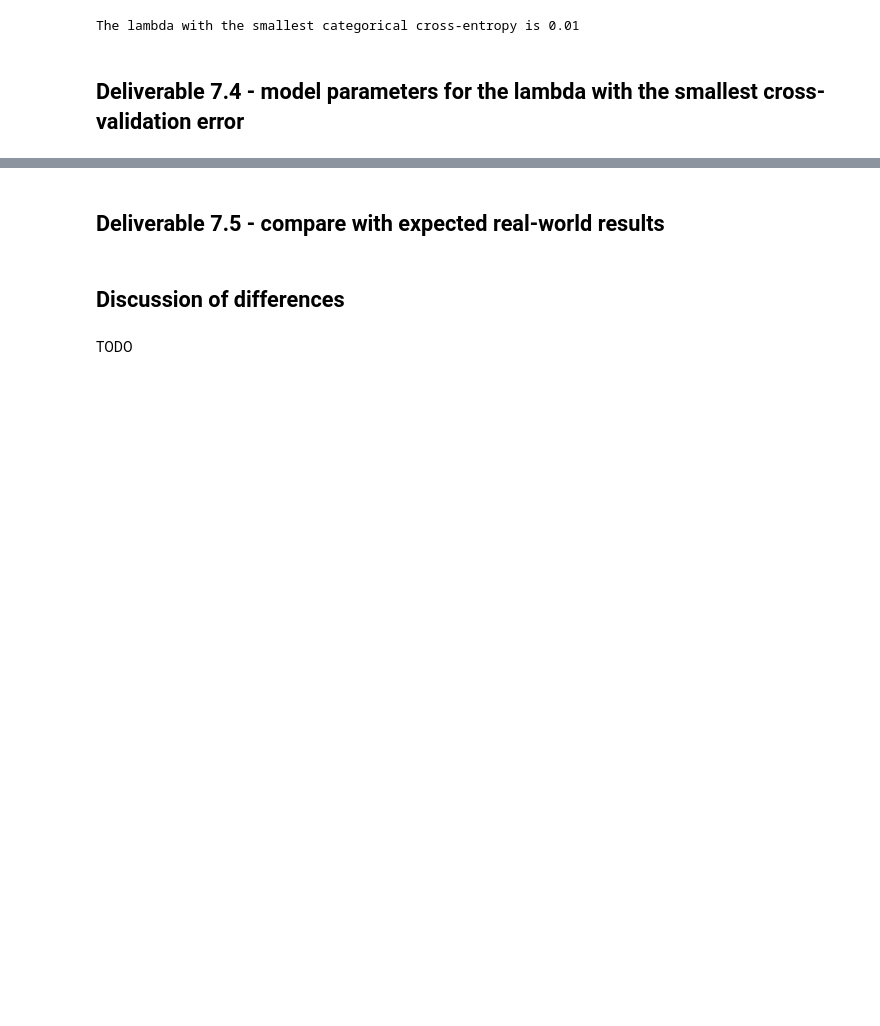
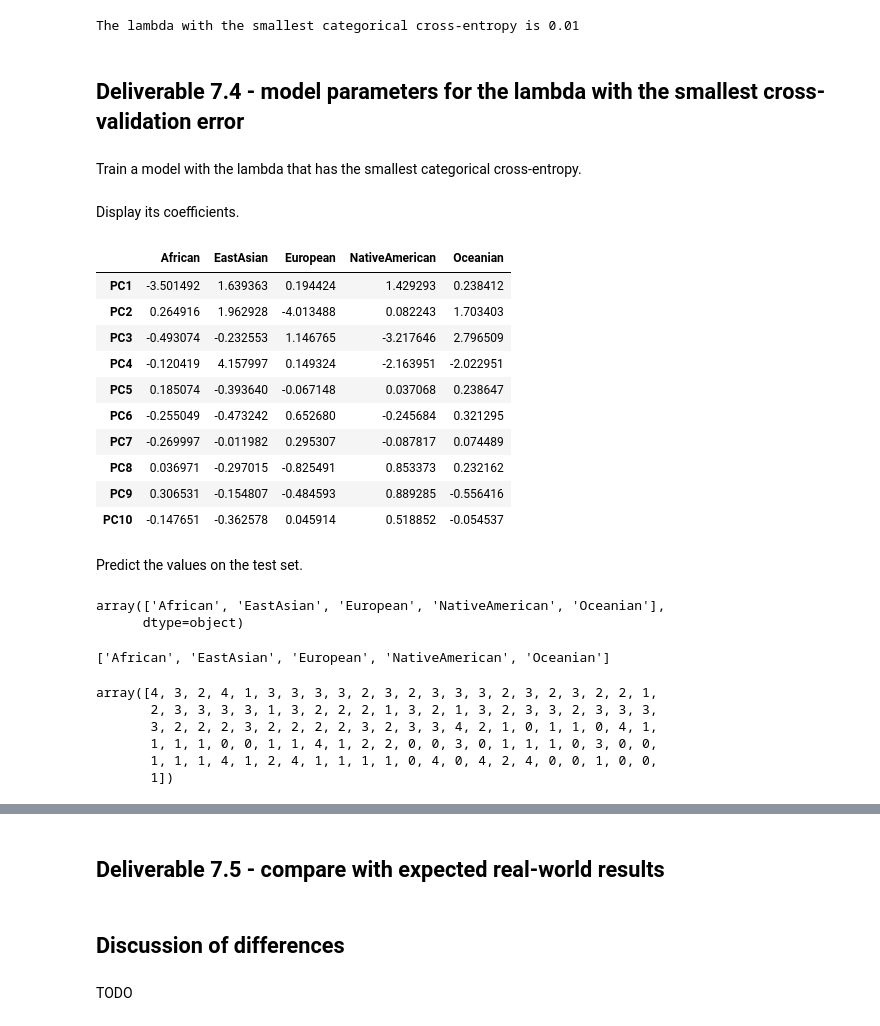
Before and after one commit to fau-masters-collected-works-cgarbin/regression-no-libraries, a Jupyter notebook: logistic_regression.ipynb, the cells around one changed output, grey strips where cells are left out. Saved outputs shown, nothing was run; the diff lists cells and outputs as text; code cells hidden in the pictures; blank space fills up the shorter version.

```diff
--- a/logistic_regression.ipynb
+++ b/logistic_regression.ipynb
@@ -318,11 +320,37 @@ print(f'The lambda with the smallest categorical cross-entropy is {smallest_cce_
 The lambda with the smallest categorical cross-entropy is 0.01
 # %% [markdown]
 ## Deliverable 7.4 - model parameters for the lambda with the smallest cross-validation error
+# %% [markdown]
+Train a model with the lambda that has the smallest categorical cross-entropy.
 # %%
-x, y = read_dataset(standardize=False)
+x, y, y_raw = read_dataset(TRAINING_FILE, standardize=False)
 p = pipeline.make_pipeline(preprocessing.StandardScaler(),
-                           linear_model.Ridge(alpha=model_sk.alpha_))
-p.fit(x, y)
-coef_sk = p.named_steps['ridge'].coef_
-for feature, beta in zip(FEATURE_NAMES, coef_sk.flatten()):
-    print(f'{feature:>10}: {beta:7.2f}')
+        linear_model.LogisticRegression(multi_class='multinomial',
+            solver='sag', penalty='l2', C=1/smallest_cce_lambda_sk,
+            max_iter=2000, random_state=42))
+p.fit(x, y_raw.ravel())
+
+model_sk = p.named_steps['logisticregression']
+# scikit returns coefficient in (classes, features) order
+# Transpose it to match our code (feature, classes), so we can plot later
+coef_sk = model_sk.coef_.T
+# %% [markdown]
+Display its coefficients.
+# %%
+coefficients_class_sk = pd.DataFrame(coef_sk,
+    index=FEATURE_NAMES, columns=CLASS_NAMES)
+coefficients_class_sk
+# %% [output]
+|  | African | EastAsian | European | NativeAmerican | Oceanian |
+| PC1 | -3.501492 | 1.639363 | 0.194424 | 1.429293 | 0.238412 |
+| PC2 | 0.264916 | 1.962928 | -4.013488 | 0.082243 | 1.703403 |
+| PC3 | -0.493074 | -0.232553 | 1.146765 | -3.217646 | 2.796509 |
+| PC4 | -0.120419 | 4.157997 | 0.149324 | -2.163951 | -2.022951 |
+| PC5 | 0.185074 | -0.393640 | -0.067148 | 0.037068 | 0.238647 |
+| PC6 | -0.255049 | -0.473242 | 0.652680 | -0.245684 | 0.321295 |
+| PC7 | -0.269997 | -0.011982 | 0.295307 | -0.087817 | 0.074489 |
+| PC8 | 0.036971 | -0.297015 | -0.825491 | 0.853373 | 0.232162 |
+| PC9 | 0.306531 | -0.154807 | -0.484593 | 0.889285 | -0.556416 |
+| PC10 | -0.147651 | -0.362578 | 0.045914 | 0.518852 | -0.054537 |
+# %% [markdown]
+Predict the values on the test set.
@@ -328,0 +360,19 @@ for feature, beta in zip(FEATURE_NAMES, coef_sk.flatten()):
+# %%
+model_sk.classes_
+# %% [output]
+array(['African', 'EastAsian', 'European', 'NativeAmerican', 'Oceanian'],
+      dtype=object)
+# %%
+CLASS_NAMES
+# %% [output]
+['African', 'EastAsian', 'European', 'NativeAmerican', 'Oceanian']
+# %%
+classes_sk = np.argmax(probabilities_sk, axis=1)
+classes_sk
+# %% [output]
+array([4, 3, 2, 4, 1, 3, 3, 3, 3, 2, 3, 2, 3, 3, 3, 2, 3, 2, 3, 2, 2, 1,
+       2, 3, 3, 3, 3, 1, 3, 2, 2, 2, 1, 3, 2, 1, 3, 2, 3, 3, 2, 3, 3, 3,
+       3, 2, 2, 2, 3, 2, 2, 2, 2, 3, 2, 3, 3, 4, 2, 1, 0, 1, 1, 0, 4, 1,
+       1, 1, 1, 0, 0, 1, 1, 4, 1, 2, 2, 0, 0, 3, 0, 1, 1, 1, 0, 3, 0, 0,
+       1, 1, 1, 4, 1, 2, 4, 1, 1, 1, 1, 0, 4, 0, 4, 2, 4, 0, 0, 1, 0, 0,
+       1])
```
Also changed, not shown: parts of 9 cells of this notebook.
